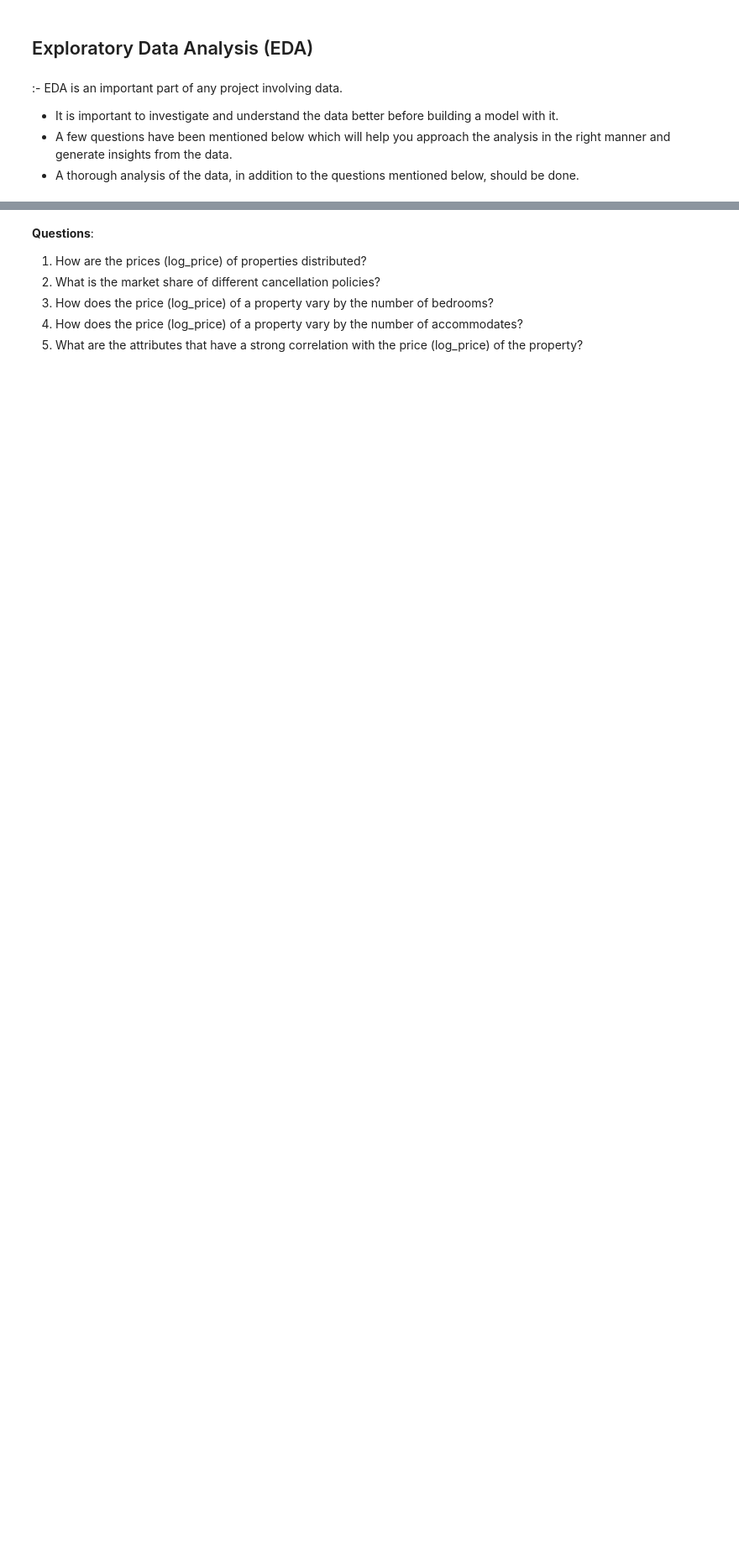
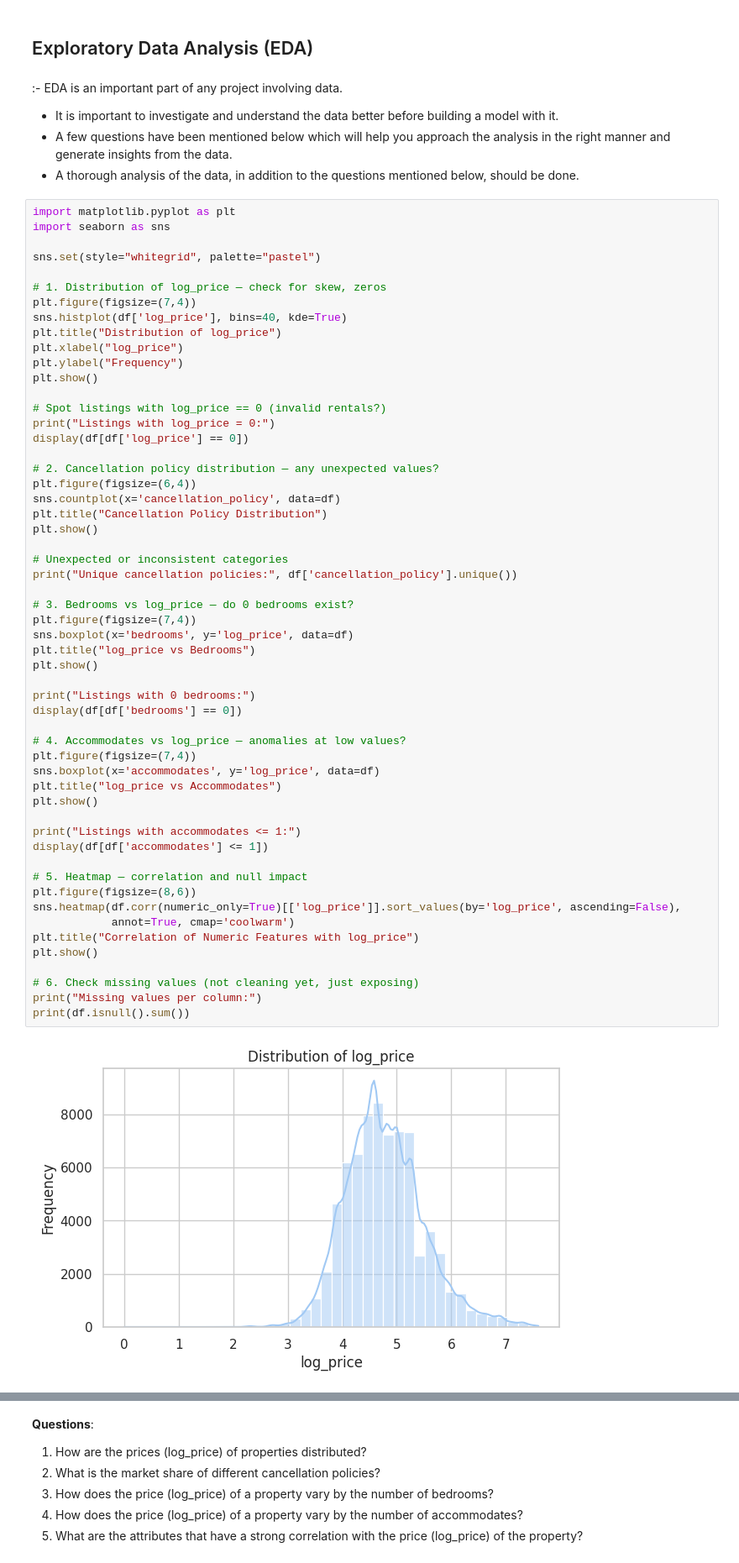
Before and after one commit to EvagAIML/AIML, a Jupyter notebook: Fullcode_ML_additional_Project.ipynb, the cells around one changed output, grey strips where cells are left out. Shown at 84% size. Drawn from its saved outputs; the diff is of its cells as text; blank space fills up the shorter version.

```diff
--- a/Fullcode_ML_additional_Project.ipynb
+++ b/Fullcode_ML_additional_Project.ipynb
@@ -226,3 +227,60 @@ beds:
 - It is important to investigate and understand the data better before building a model with it.
 - A few questions have been mentioned below which will help you approach the analysis in the right manner and generate insights from the data.
 - A thorough analysis of the data, in addition to the questions mentioned below, should be done.
+# %%
+import matplotlib.pyplot as plt
+import seaborn as sns
+
+sns.set(style="whitegrid", palette="pastel")
+
+# 1. Distribution of log_price — check for skew, zeros
+plt.figure(figsize=(7,4))
+sns.histplot(df['log_price'], bins=40, kde=True)
+plt.title("Distribution of log_price")
+plt.xlabel("log_price")
+plt.ylabel("Frequency")
+plt.show()
+
+# Spot listings with log_price == 0 (invalid rentals?)
+print("Listings with log_price = 0:")
+display(df[df['log_price'] == 0])
+
+# 2. Cancellation policy distribution — any unexpected values?
+plt.figure(figsize=(6,4))
+sns.countplot(x='cancellation_policy', data=df)
+plt.title("Cancellation Policy Distribution")
+plt.show()
+
+# Unexpected or inconsistent categories
+print("Unique cancellation policies:", df['cancellation_policy'].unique())
+
+# 3. Bedrooms vs log_price — do 0 bedrooms exist?
+plt.figure(figsize=(7,4))
+sns.boxplot(x='bedrooms', y='log_price', data=df)
+plt.title("log_price vs Bedrooms")
+plt.show()
+
+print("Listings with 0 bedrooms:")
+display(df[df['bedrooms'] == 0])
+
+# 4. Accommodates vs log_price — anomalies at low values?
+plt.figure(figsize=(7,4))
+sns.boxplot(x='accommodates', y='log_price', data=df)
+plt.title("log_price vs Accommodates")
+plt.show()
+
+print("Listings with accommodates <= 1:")
+display(df[df['accommodates'] <= 1])
+
+# 5. Heatmap — correlation and null impact
+plt.figure(figsize=(8,6))
+sns.heatmap(df.corr(numeric_only=True)[['log_price']].sort_values(by='log_price', ascending=False),
+            annot=True, cmap='coolwarm')
+plt.title("Correlation of Numeric Features with log_price")
+plt.show()
+
+# 6. Check missing values (not cleaning yet, just exposing)
+print("Missing values per column:")
+print(df.isnull().sum())
+# %% [output]
+[figure, added]
```
Also changed, not shown: parts of 4 cells of this notebook.
